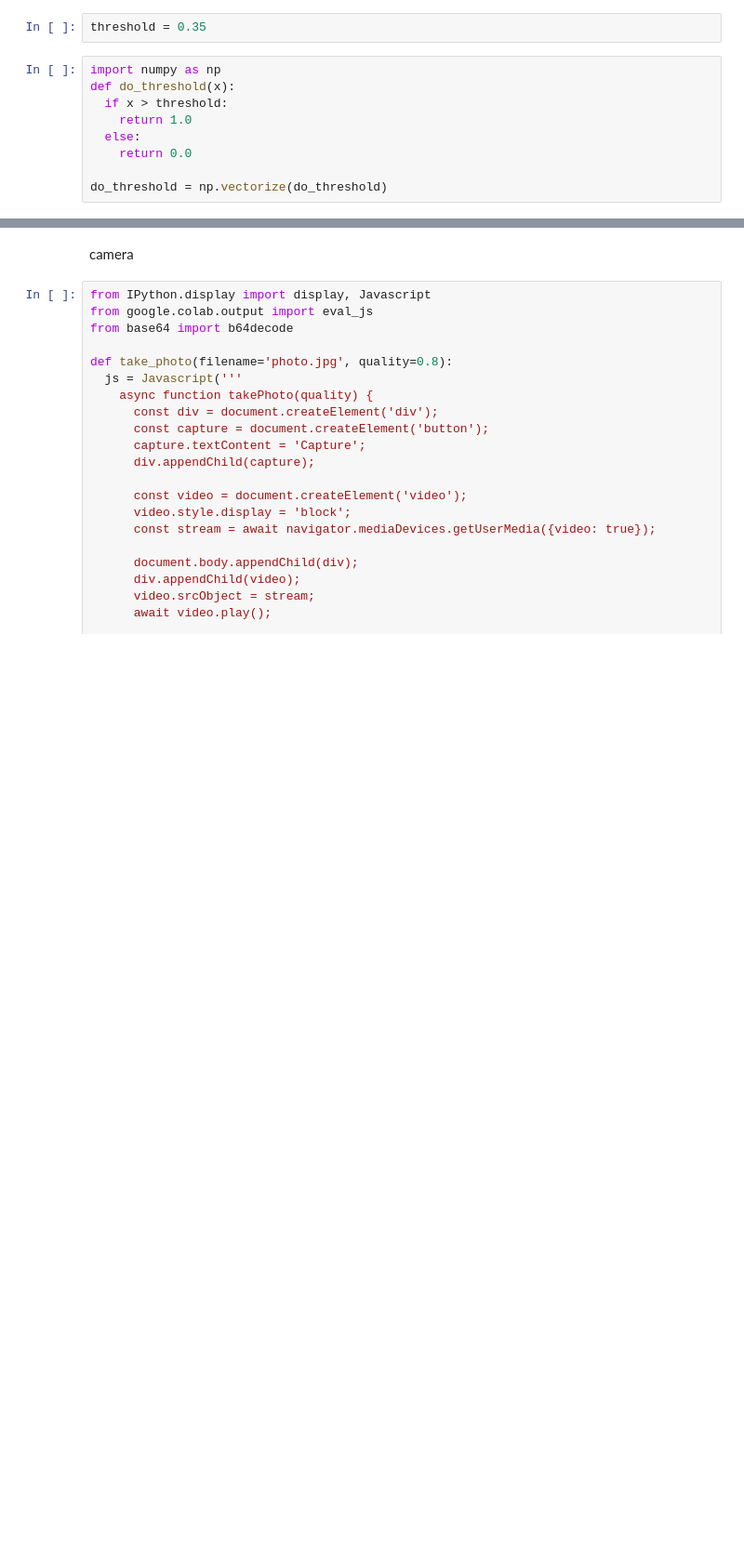
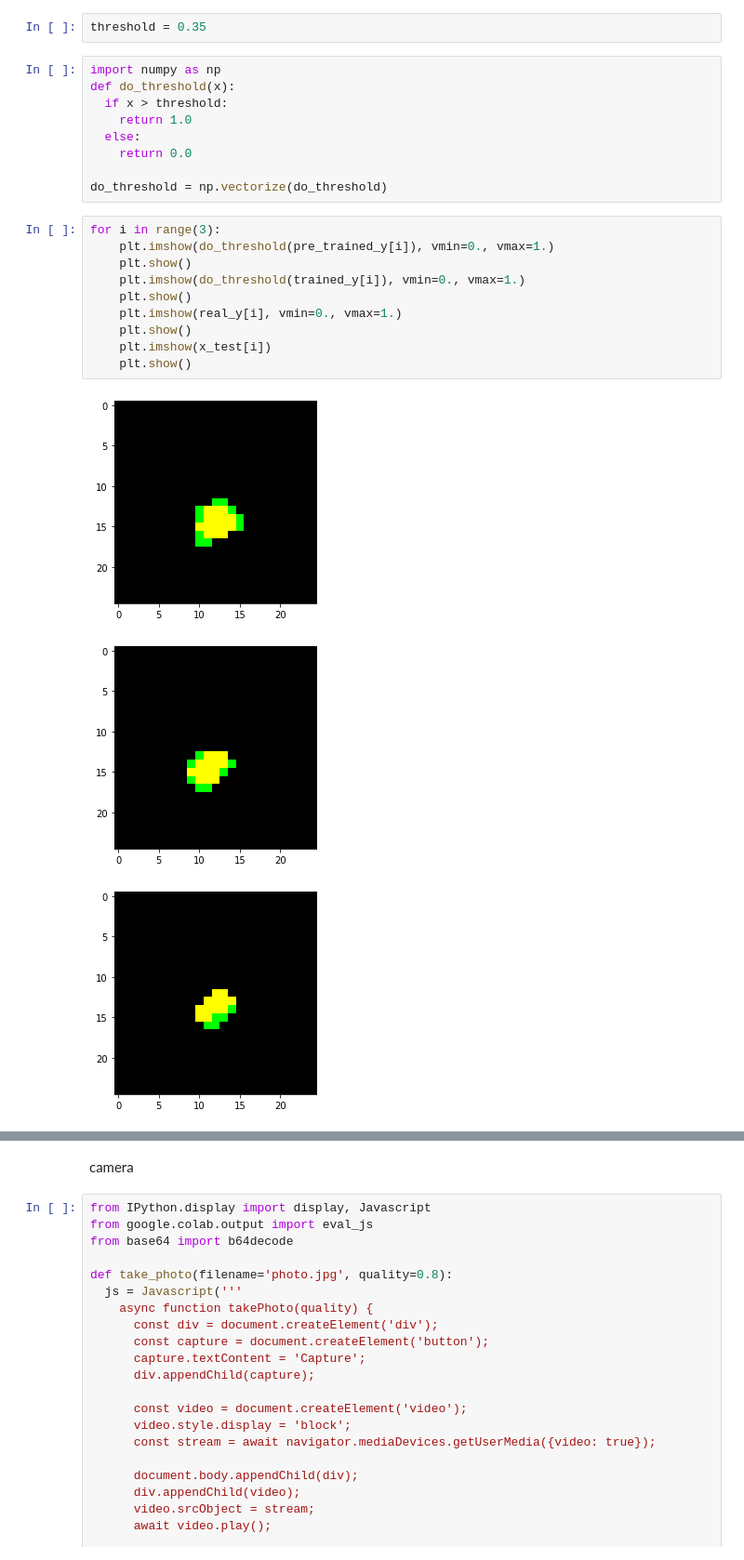
Before and after one commit to hslee1539/rc-ai, a Jupyter notebook: rc_ai.ipynb, the cells around one changed output, grey strips where cells are left out. Shown at 93% size. Cells and saved outputs as stored; diff of their text form; blank space fills up the shorter version.

```diff
--- a/rc_ai.ipynb
+++ b/rc_ai.ipynb
@@ -134,3 +153,17 @@ def do_threshold(x):
     return 0.0
 
 do_threshold = np.vectorize(do_threshold)
+# %%
+for i in range(3):
+    plt.imshow(do_threshold(pre_trained_y[i]), vmin=0., vmax=1.)
+    plt.show()
+    plt.imshow(do_threshold(trained_y[i]), vmin=0., vmax=1.)
+    plt.show()
+    plt.imshow(real_y[i], vmin=0., vmax=1.)
+    plt.show()
+    plt.imshow(x_test[i])
+    plt.show()
+# %% [output]
+[figure, added]
+[figure, added]
+[figure, added]
```
Also changed, not shown: parts of 10 cells of this notebook.
